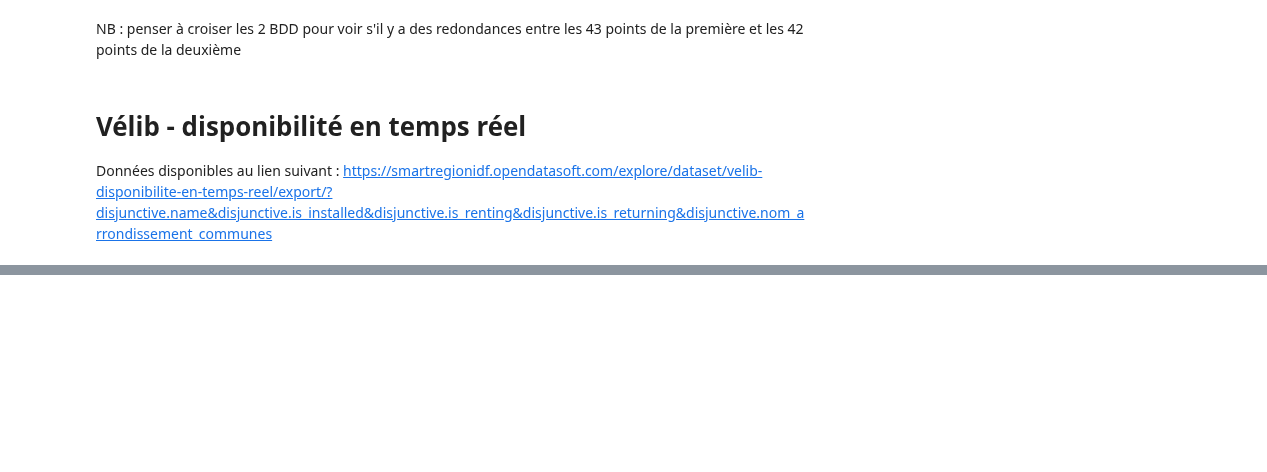
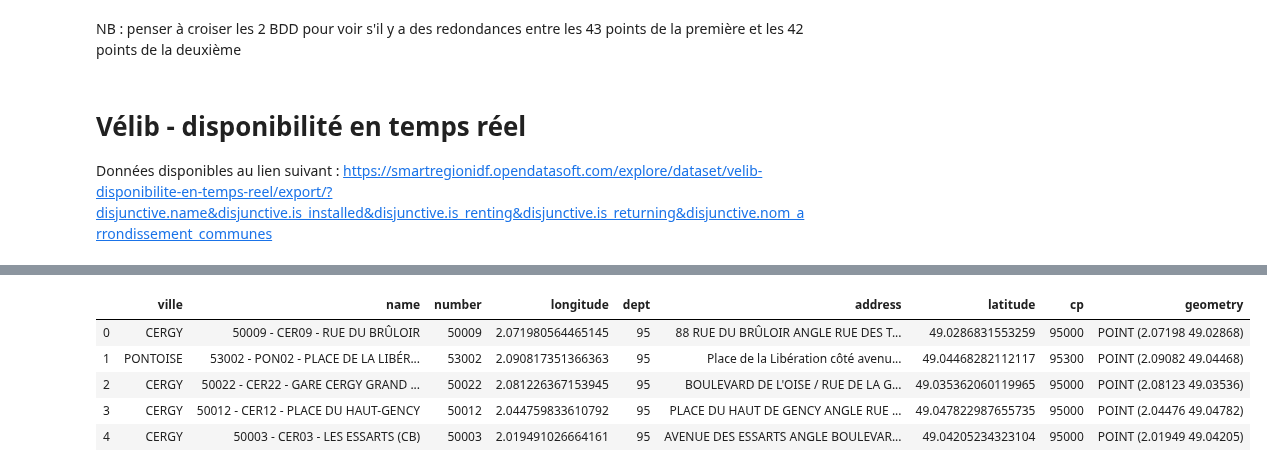
Before and after one commit to ImaneFa/Projet_Python, a Jupyter notebook: Découverte_données_vélos.ipynb, the cells around one changed output, grey strips where cells are left out. Cells and saved outputs as stored; diff of their text form; code cells hidden in the pictures; blank space fills up the shorter version.

```diff
--- a/Découverte_données_vélos.ipynb
+++ b/Découverte_données_vélos.ipynb
@@ -225,0 +283,9 @@ plt.show()
+# %%
+velos2.head()
+# %% [output]
+|  | ville | name | number | longitude | dept | address | latitude | cp | geometry |
+| 0 | CERGY | 50009 - CER09 - RUE DU BRÛLOIR | 50009 | 2.071980564465145 | 95 | 88 RUE DU BRÛLOIR ANGLE RUE DES T... | 49.0286831553259 | 95000 | POINT (2.07198 49.02868) |
+| 1 | PONTOISE | 53002 - PON02 - PLACE DE LA LIBÉR... | 53002 | 2.090817351366363 | 95 | Place de la Libération côté avenu... | 49.04468282112117 | 95300 | POINT (2.09082 49.04468) |
+| 2 | CERGY | 50022 - CER22 - GARE CERGY GRAND ... | 50022 | 2.081226367153945 | 95 | BOULEVARD DE L'OISE / RUE DE LA G... | 49.035362060119965 | 95000 | POINT (2.08123 49.03536) |
+| 3 | CERGY | 50012 - CER12 - PLACE DU HAUT-GENCY | 50012 | 2.044759833610792 | 95 | PLACE DU HAUT DE GENCY ANGLE RUE ... | 49.047822987655735 | 95000 | POINT (2.04476 49.04782) |
+| 4 | CERGY | 50003 - CER03 - LES ESSARTS (CB) | 50003 | 2.019491026664161 | 95 | AVENUE DES ESSARTS ANGLE BOULEVAR... | 49.04205234323104 | 95000 | POINT (2.01949 49.04205) |
```
Also changed, not shown: parts of 26 cells of this notebook.
